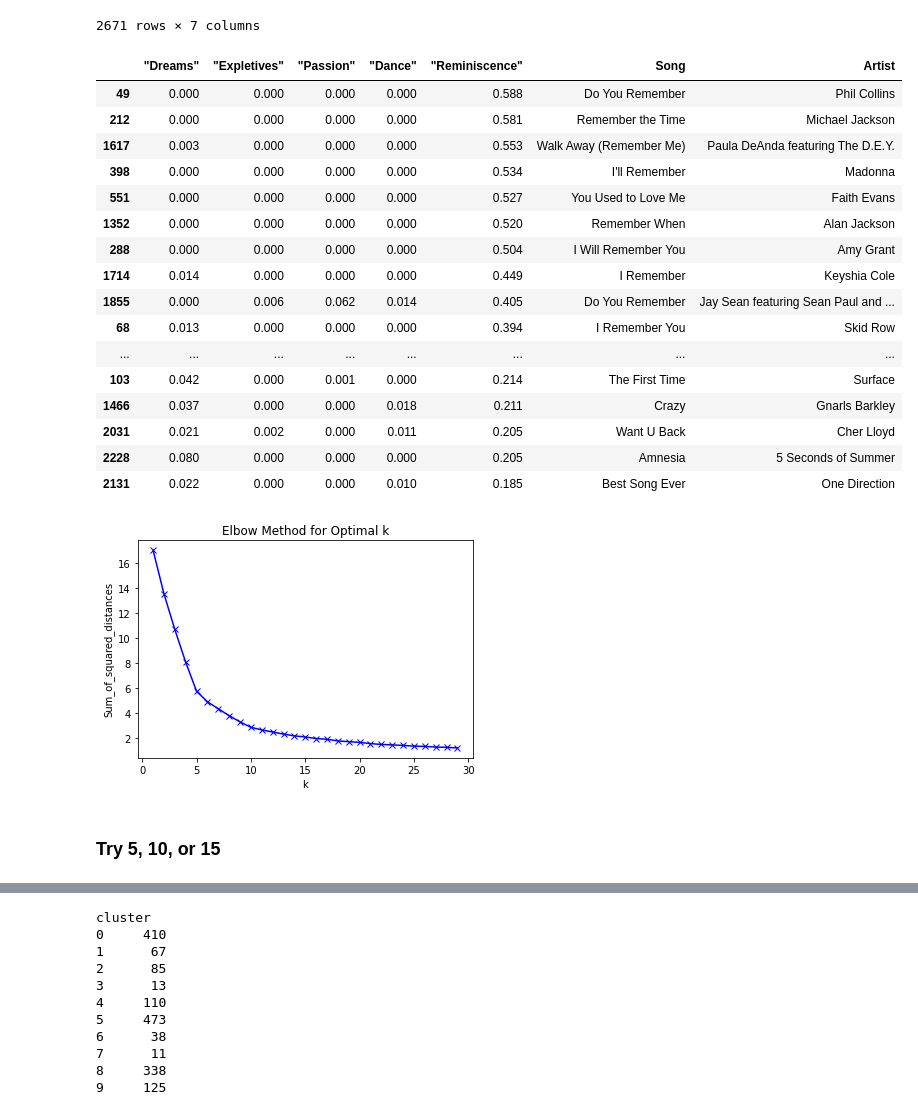
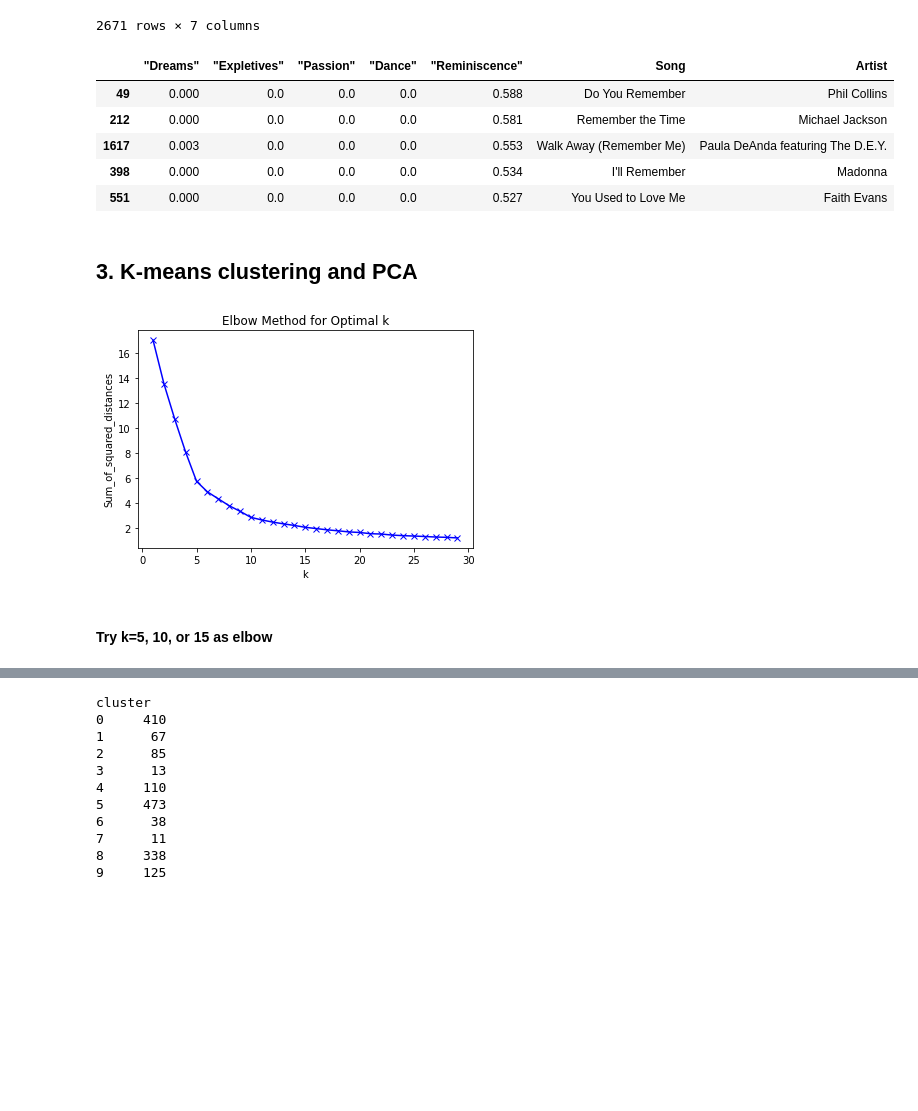
Before and after one commit to jcpark376/Lyrics_project, a Jupyter notebook: Models/Analysis/analysis_us.ipynb, the cells around one changed output, grey strips where cells are left out. Drawn from its saved outputs; the diff is of its cells as text; code cells hidden in the pictures; blank space fills up the shorter version.

```diff
--- a/Models/Analysis/analysis_us.ipynb
+++ b/Models/Analysis/analysis_us.ipynb
@@ -110,40 +116,33 @@ doc_topic_mat
 | 2670 | 0.036 | 0.024 | 0.000 | 0.003 | 0.005 | Robbery | Juice Wrld |
 2671 rows × 7 columns
 # %%
-doc_topic_mat.sort_values('"Reminiscence"',ascending=False).head(20)
+doc_topic_mat.sort_values('"Reminiscence"',ascending=False).head()
 # %% [output]
 |  | "Dreams" | "Expletives" | "Passion" | "Dance" | "Reminiscence" | Song | Artist |
-| 49 | 0.000 | 0.000 | 0.000 | 0.000 | 0.588 | Do You Remember | Phil Collins |
-| 212 | 0.000 | 0.000 | 0.000 | 0.000 | 0.581 | Remember the Time | Michael Jackson |
-| 1617 | 0.003 | 0.000 | 0.000 | 0.000 | 0.553 | Walk Away (Remember Me) | Paula DeAnda featuring The D.E.Y. |
-| 398 | 0.000 | 0.000 | 0.000 | 0.000 | 0.534 | I'll Remember | Madonna |
-| 551 | 0.000 | 0.000 | 0.000 | 0.000 | 0.527 | You Used to Love Me | Faith Evans |
-| 1352 | 0.000 | 0.000 | 0.000 | 0.000 | 0.520 | Remember When | Alan Jackson |
-| 288 | 0.000 | 0.000 | 0.000 | 0.000 | 0.504 | I Will Remember You | Amy Grant |
-| 1714 | 0.014 | 0.000 | 0.000 | 0.000 | 0.449 | I Remember | Keyshia Cole |
-| 1855 | 0.000 | 0.006 | 0.062 | 0.014 | 0.405 | Do You Remember | Jay Sean featuring Sean Paul and ... |
-| 68 | 0.013 | 0.000 | 0.000 | 0.000 | 0.394 | I Remember You | Skid Row |
-| ... | ... | ... | ... | ... | ... | ... | ... |
-| 103 | 0.042 | 0.000 | 0.001 | 0.000 | 0.214 | The First Time | Surface |
-| 1466 | 0.037 | 0.000 | 0.000 | 0.018 | 0.211 | Crazy | Gnarls Barkley |
-| 2031 | 0.021 | 0.002 | 0.000 | 0.011 | 0.205 | Want U Back | Cher Lloyd |
-| 2228 | 0.080 | 0.000 | 0.000 | 0.000 | 0.205 | Amnesia | 5 Seconds of Summer |
-| 2131 | 0.022 | 0.000 | 0.000 | 0.010 | 0.185 | Best Song Ever | One Direction |
+| 49 | 0.000 | 0.0 | 0.0 | 0.0 | 0.588 | Do You Remember | Phil Collins |
+| 212 | 0.000 | 0.0 | 0.0 | 0.0 | 0.581 | Remember the Time | Michael Jackson |
+| 1617 | 0.003 | 0.0 | 0.0 | 0.0 | 0.553 | Walk Away (Remember Me) | Paula DeAnda featuring The D.E.Y. |
+| 398 | 0.000 | 0.0 | 0.0 | 0.0 | 0.534 | I'll Remember | Madonna |
+| 551 | 0.000 | 0.0 | 0.0 | 0.0 | 0.527 | You Used to Love Me | Faith Evans |
+# %% [markdown]
+## 3. K-means clustering and PCA
 # %%
+# Attemp to see an 'elbow' to optimize the K-value for K-means clustering
+
 Sum_of_squared_distances = []
 K = range(1,30)
 for k in K:
     km = KMeans(n_clusters=k)
     km = km.fit(doc_topic_mat.iloc[:,:5])
     Sum_of_squared_distances.append(km.inertia_)
+
+plt.plot(K, Sum_of_squared_distances, 'bx-')
+plt.xlabel('k')
+plt.ylabel('Sum_of_squared_distances')
+plt.title('Elbow Method for Optimal k')
+plt.show()
+# %% [output]
+[figure, added]
-# %%
-plt.plot(K, Sum_of_squared_distances, 'bx-')
-plt.xlabel('k')
-plt.ylabel('Sum_of_squared_distances')
-plt.title('Elbow Method for Optimal k')
-plt.show()
-# %% [output]
-[figure, removed]
 # %% [markdown]
-### Try 5, 10, or 15
+#### Try k=5, 10, or 15 as elbow
 # %%
```
Also changed, not shown: parts of 19 cells of this notebook, 1 other file.
